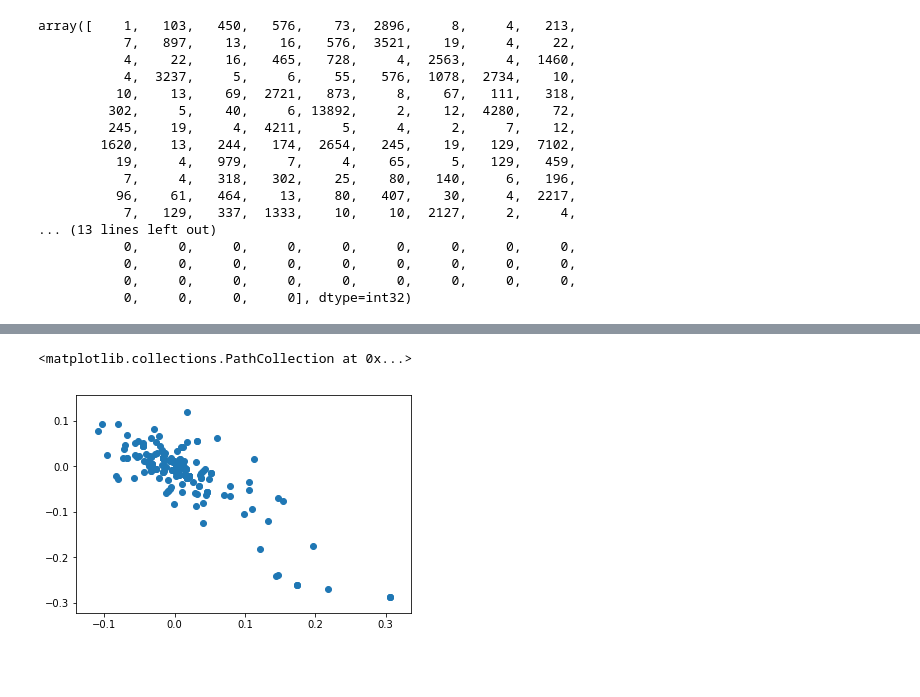
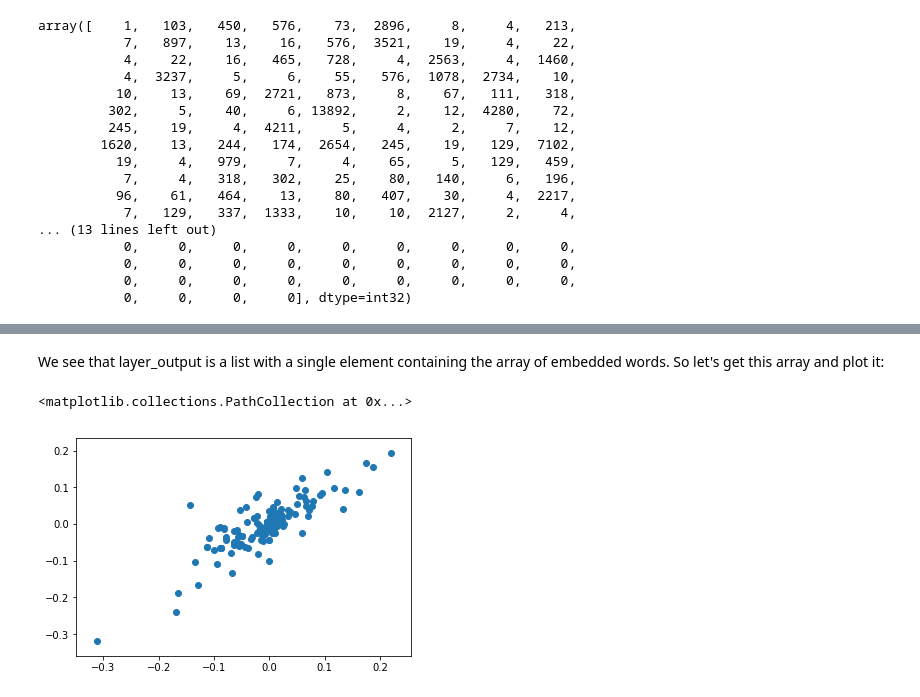
Before and after one commit to cbernet/maldives, a Jupyter notebook: imdb/imdb_embed.ipynb, the cells around one changed output, grey strips where cells are left out. Drawn from its saved outputs; the diff is of its cells as text; code cells hidden in the pictures; blank space fills up the shorter version.

```diff
--- a/imdb/imdb_embed.ipynb
+++ b/imdb/imdb_embed.ipynb
@@ -189,2 +264,3 @@ get_embed_out = keras.backend.function(
 # %%
-layer_output = get_embed_out([x_val[0]])[0]
+layer_output = get_embed_out([test_data[0]])
+layer_output
@@ -191,5 +285,8 @@ layer_output = get_embed_out([x_val[0]])[0]
-# %%
-plt.scatter(layer_output[:,0], layer_output[:,1])
-# %% [output]
-<matplotlib.collections.PathCollection at 0x...>
-[figure, removed]
+# %% [markdown]
+We see that layer_output is a list with a single element containing the array of embedded words. So let's get this array and plot it:
+# %%
+words = layer_output[0]
+plt.scatter(words[:,0], words[:,1])
+# %% [output]
+<matplotlib.collections.PathCollection at 0x...>
+[figure, added]
```
Also changed, not shown: parts of 23 cells of this notebook.
